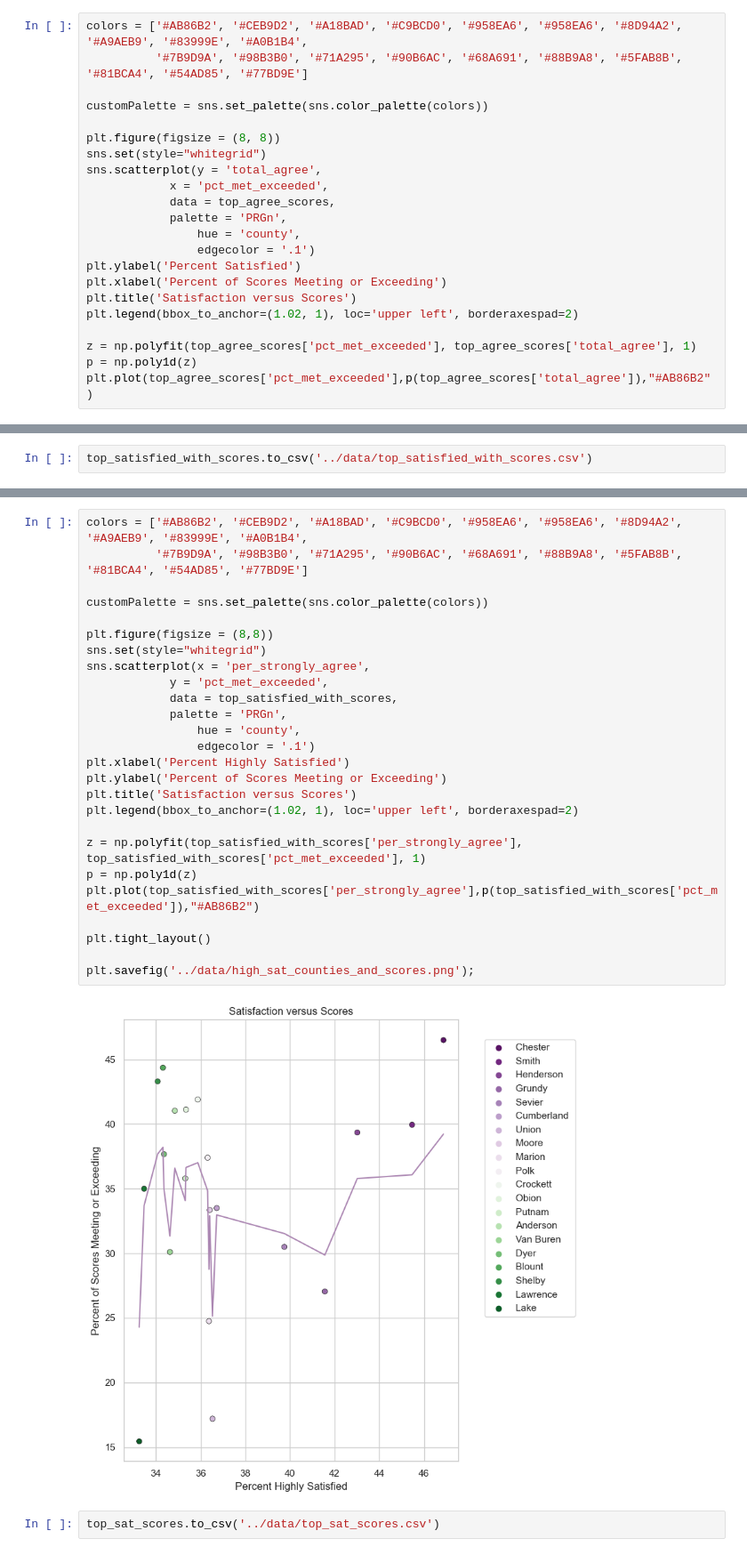
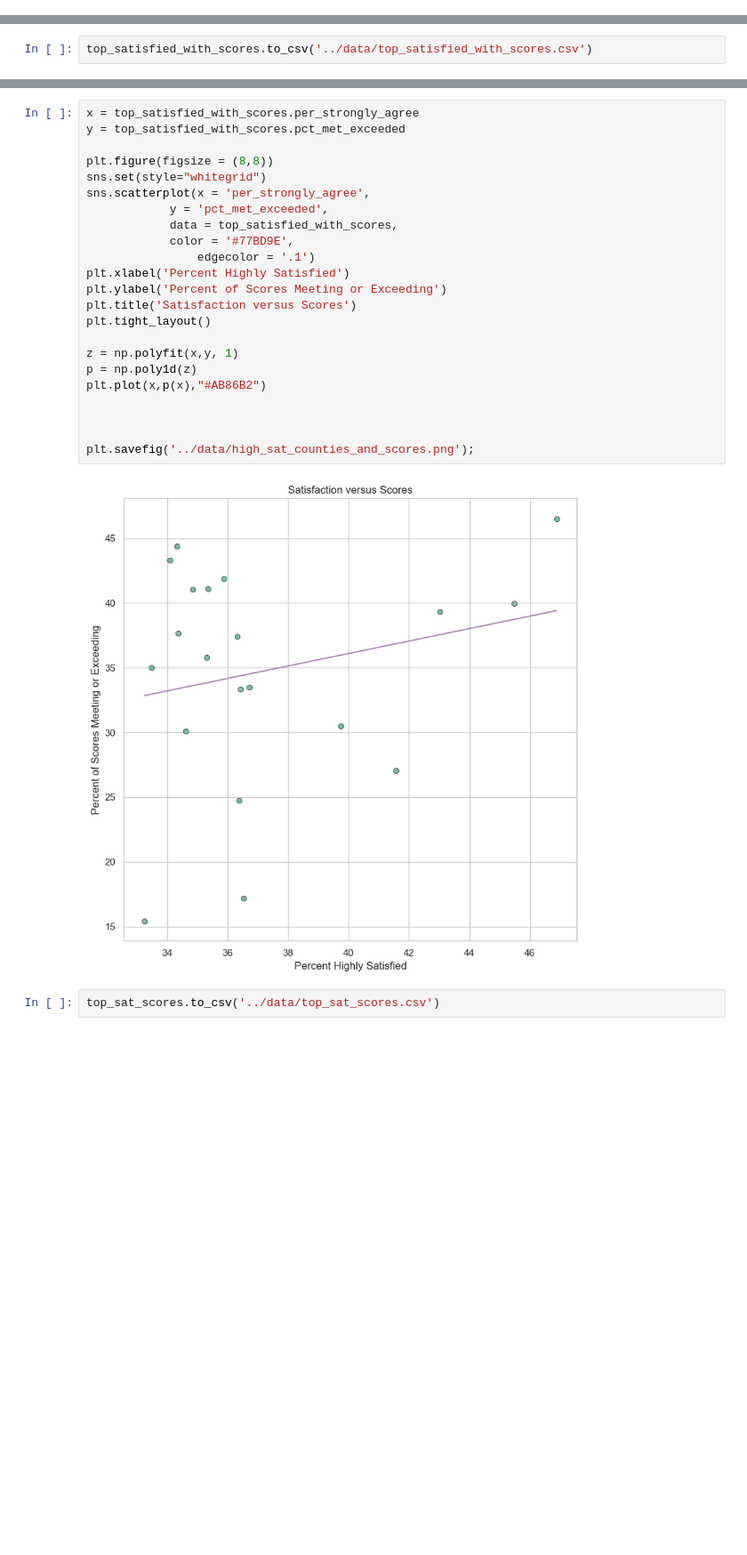
Before and after one commit to JenHall82/jen_capstone, a Jupyter notebook: notebooks/jen_capstone.ipynb, the cells around one changed output, grey strips where cells are left out. Shown at 89% size. Cells and saved outputs as stored; diff of their text form; blank space fills up the shorter version.

```diff
--- a/notebooks/jen_capstone.ipynb
+++ b/notebooks/jen_capstone.ipynb
@@ -644,22 +615,0 @@ plt.savefig('../data/scatter_sat_counties_and_scores.png');
-# %%
-colors = ['#AB86B2', '#CEB9D2', '#A18BAD', '#C9BCD0', '#958EA6', '#958EA6', '#8D94A2', '#A9AEB9', '#83999E', '#A0B1B4',
-          '#7B9D9A', '#98B3B0', '#71A295', '#90B6AC', '#68A691', '#88B9A8', '#5FAB8B', '#81BCA4', '#54AD85', '#77BD9E']
-
-customPalette = sns.set_palette(sns.color_palette(colors))
-
-plt.figure(figsize = (8, 8))
-sns.set(style="whitegrid")
-sns.scatterplot(y = 'total_agree',
-            x = 'pct_met_exceeded',
-            data = top_agree_scores,
-            palette = 'PRGn',
-                hue = 'county',
-                edgecolor = '.1')
-plt.ylabel('Percent Satisfied')
-plt.xlabel('Percent of Scores Meeting or Exceeding')
-plt.title('Satisfaction versus Scores')
-plt.legend(bbox_to_anchor=(1.02, 1), loc='upper left', borderaxespad=2)
-
-z = np.polyfit(top_agree_scores['pct_met_exceeded'], top_agree_scores['total_agree'], 1)
-p = np.poly1d(z)
-plt.plot(top_agree_scores['pct_met_exceeded'],p(top_agree_scores['total_agree']),"#AB86B2")
@@ -835,33 +806,30 @@ plt.savefig('../data/high_sat_counties.png', bbox_inches="tight");
 # %% [output]
 [figure]
 # %%
-colors = ['#AB86B2', '#CEB9D2', '#A18BAD', '#C9BCD0', '#958EA6', '#958EA6', '#8D94A2', '#A9AEB9', '#83999E', '#A0B1B4',
-          '#7B9D9A', '#98B3B0', '#71A295', '#90B6AC', '#68A691', '#88B9A8', '#5FAB8B', '#81BCA4', '#54AD85', '#77BD9E']
-
-customPalette = sns.set_palette(sns.color_palette(colors))
+x = top_satisfied_with_scores.per_strongly_agree
+y = top_satisfied_with_scores.pct_met_exceeded
 
 plt.figure(figsize = (8,8))
 sns.set(style="whitegrid")
 sns.scatterplot(x = 'per_strongly_agree',
             y = 'pct_met_exceeded',
             data = top_satisfied_with_scores,
-            palette = 'PRGn',
-                hue = 'county',
+            color = '#77BD9E',
                 edgecolor = '.1')
 plt.xlabel('Percent Highly Satisfied')
 plt.ylabel('Percent of Scores Meeting or Exceeding')
 plt.title('Satisfaction versus Scores')
-plt.legend(bbox_to_anchor=(1.02, 1), loc='upper left', borderaxespad=2)
-
-z = np.polyfit(top_satisfied_with_scores['per_strongly_agree'], top_satisfied_with_scores['pct_met_exceeded'], 1)
-p = np.poly1d(z)
-plt.plot(top_satisfied_with_scores['per_strongly_agree'],p(top_satisfied_with_scores['pct_met_exceeded']),"#AB86B2")
-
 plt.tight_layout()
 
+z = np.polyfit(x,y, 1)
+p = np.poly1d(z)
+plt.plot(x,p(x),"#AB86B2")
+
+
+
 plt.savefig('../data/high_sat_counties_and_scores.png');
 # %% [output]
-[figure, old version]
+[figure, new version]
 # %%
 top_sat_scores.to_csv('../data/top_sat_scores.csv')
 # %%
```
Also changed, not shown: parts of 7 cells of this notebook, 3 other files.
